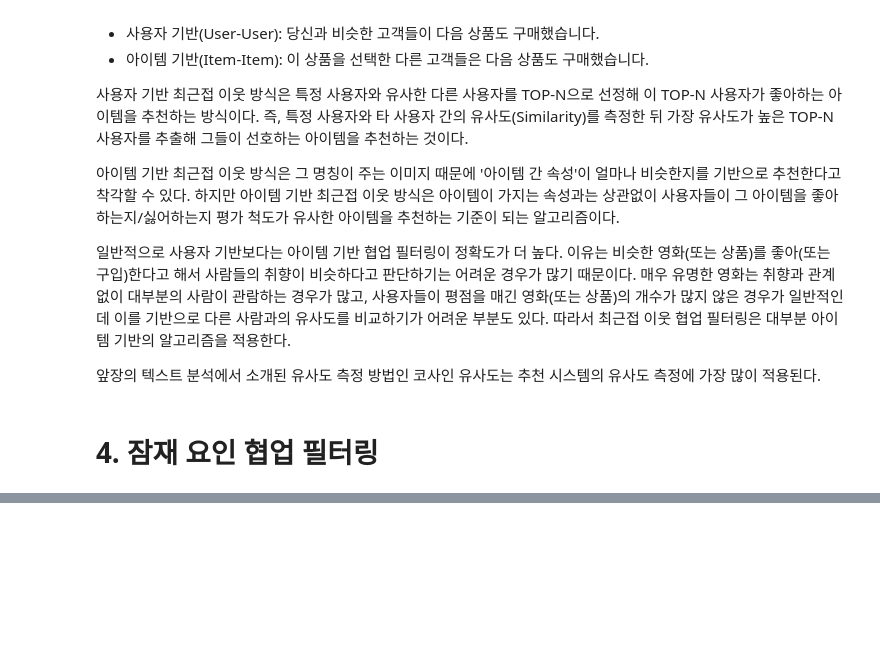
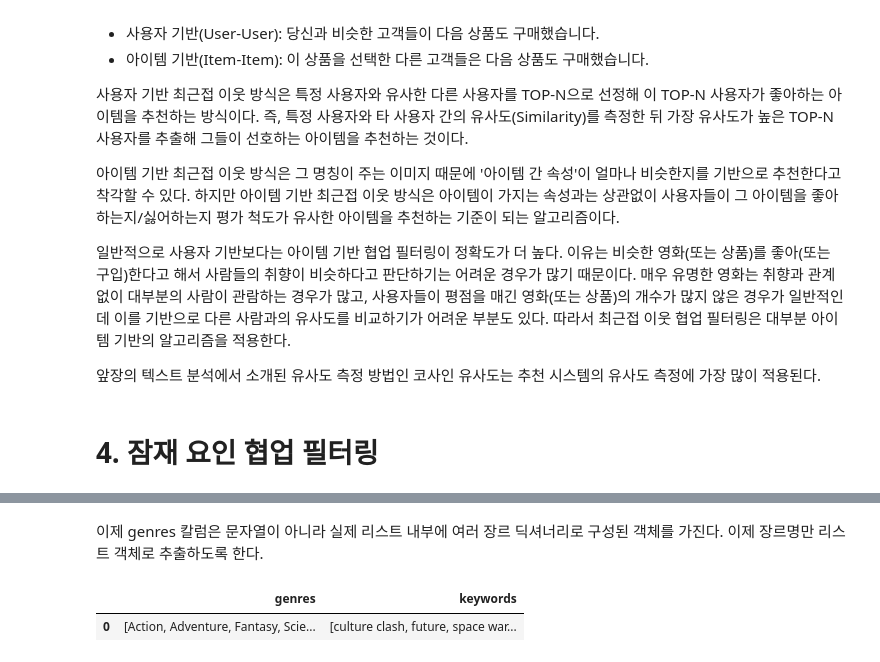
Before and after one commit to spacemaninSeoul/PythonMachinelearningGuide, a Jupyter notebook: [파이썬머신러닝완벽가이드]_IX_추천_시스템.ipynb, the cells around one changed output, grey strips where cells are left out. Drawn from its saved outputs; the diff is of its cells as text; code cells hidden in the pictures; blank space fills up the shorter version.

```diff
--- a/[파이썬머신러닝완벽가이드]_IX_추천_시스템.ipynb
+++ b/[파이썬머신러닝완벽가이드]_IX_추천_시스템.ipynb
@@ -46,0 +231,13 @@
+# %%
+from ast import literal_eval
+movies_df['genres'] = movies_df['genres'].apply(literal_eval)
+movies_df['keywords'] = movies_df['keywords'].apply(literal_eval)
+# %% [markdown]
+이제 genres 칼럼은 문자열이 아니라 실제 리스트 내부에 여러 장르 딕셔너리로 구성된 객체를 가진다. 이제 장르명만 리스트 객체로 추출하도록 한다.
+# %%
+movies_df['genres'] = movies_df['genres'].apply(lambda x : [y['name'] for y in x])
+movies_df['keywords'] = movies_df['keywords'].apply(lambda x : [y['name'] for y in x])
+movies_df[['genres', 'keywords']][:1]
+# %% [output]
+|  | genres | keywords |
+| 0 | [Action, Adventure, Fantasy, Scie... | [culture clash, future, space war... |
```
Also changed, not shown: parts of 29 cells of this notebook.
